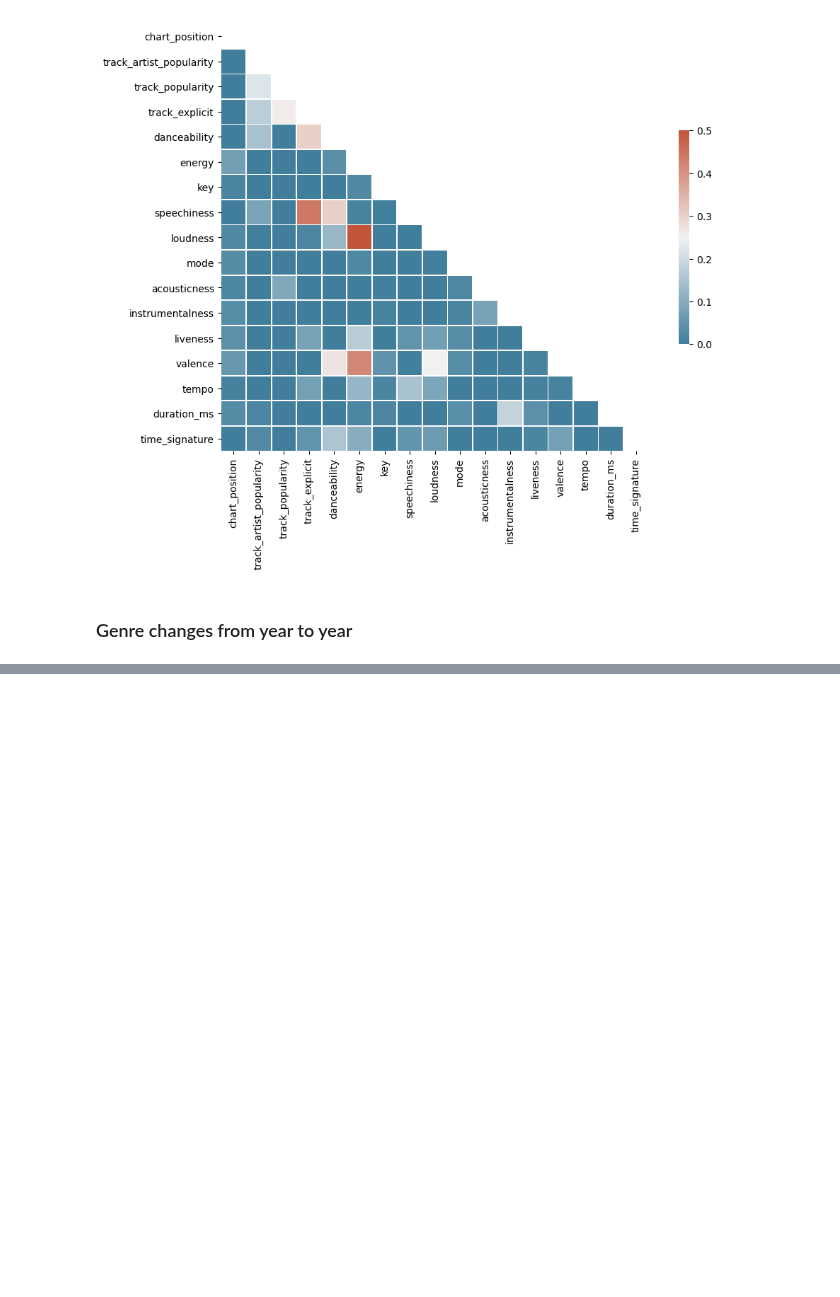
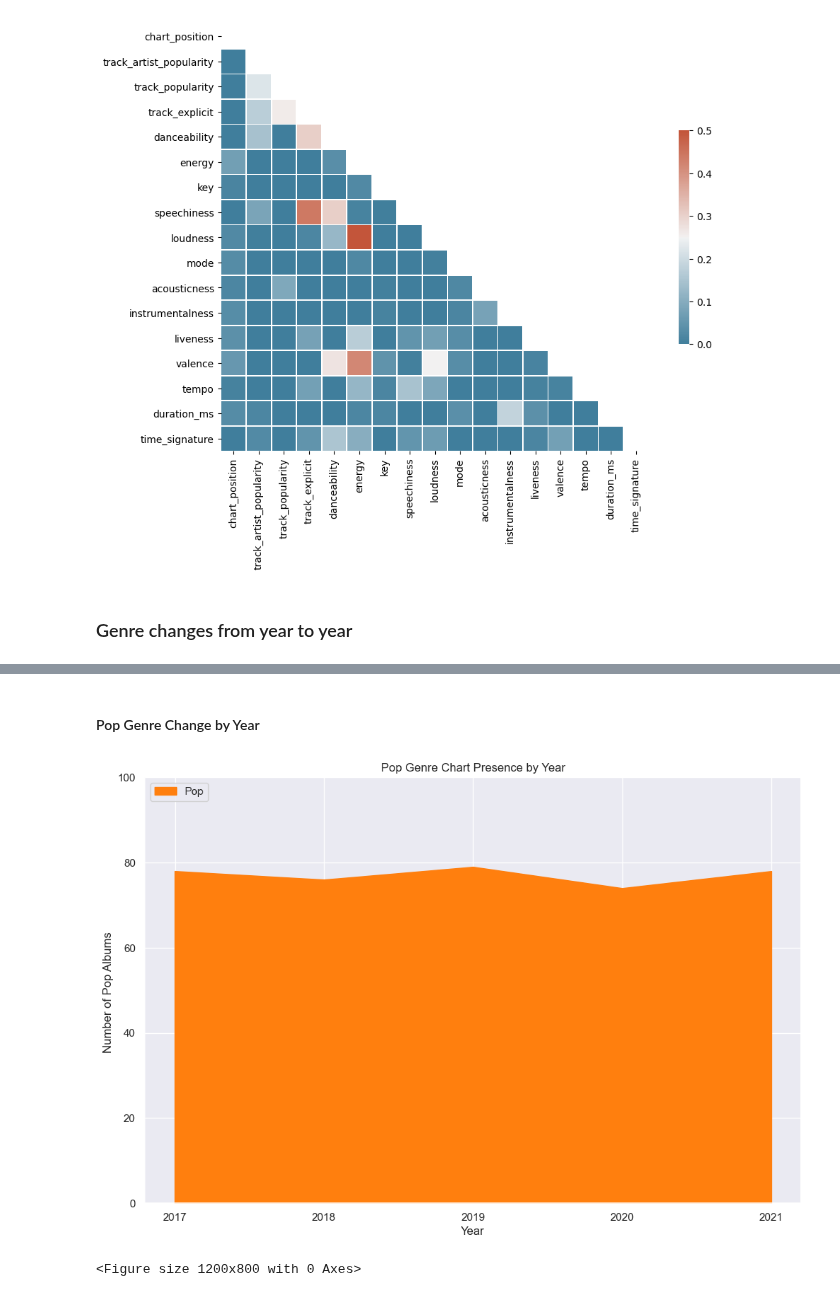
Before and after one commit to katieravenwood/Spotify-Five-Year-Analysis-Project, a Jupyter notebook: notebooks/ExploratoryAnalysis.ipynb, the cells around one changed output, grey strips where cells are left out. Drawn from its saved outputs; the diff is of its cells as text; code cells hidden in the pictures; blank space fills up the shorter version.

```diff
--- a/notebooks/ExploratoryAnalysis.ipynb
+++ b/notebooks/ExploratoryAnalysis.ipynb
@@ -799,0 +804,22 @@ plt.savefig('../viz/pyplots/HipHopGenrebyChartYearStackedArea.png')
+# %% [markdown]
+#### Pop Genre Change by Year
+# %%
+# Data
+x=years
+y=[cygt['Pop']]
+palette_tab20 = sns.color_palette('tab20', 20)
+hiphopstackcolor= sns.color_palette([palette_tab20[2]], as_cmap=True)
+
+# Plot
+plt.stackplot(x,y, labels=['Pop'], color=hiphopstackcolor)
+plt.legend(loc='upper left')
+plt.ylim(0, 100)
+plt.title('Pop Genre Chart Presence by Year')
+plt.xlabel("Year")
+plt.ylabel("Number of Pop Albums")
+plt.xticks(np.arange(min(years), max(years)+1, 1.0))
+plt.show()
+plt.savefig('../viz/pyplots/PopGenrebyChartYearStackedArea.png')
+# %% [output]
+[figure, added]
+<Figure size 1200x800 with 0 Axes>
```
Also changed, not shown: parts of 126 cells of this notebook, 2 other files.
